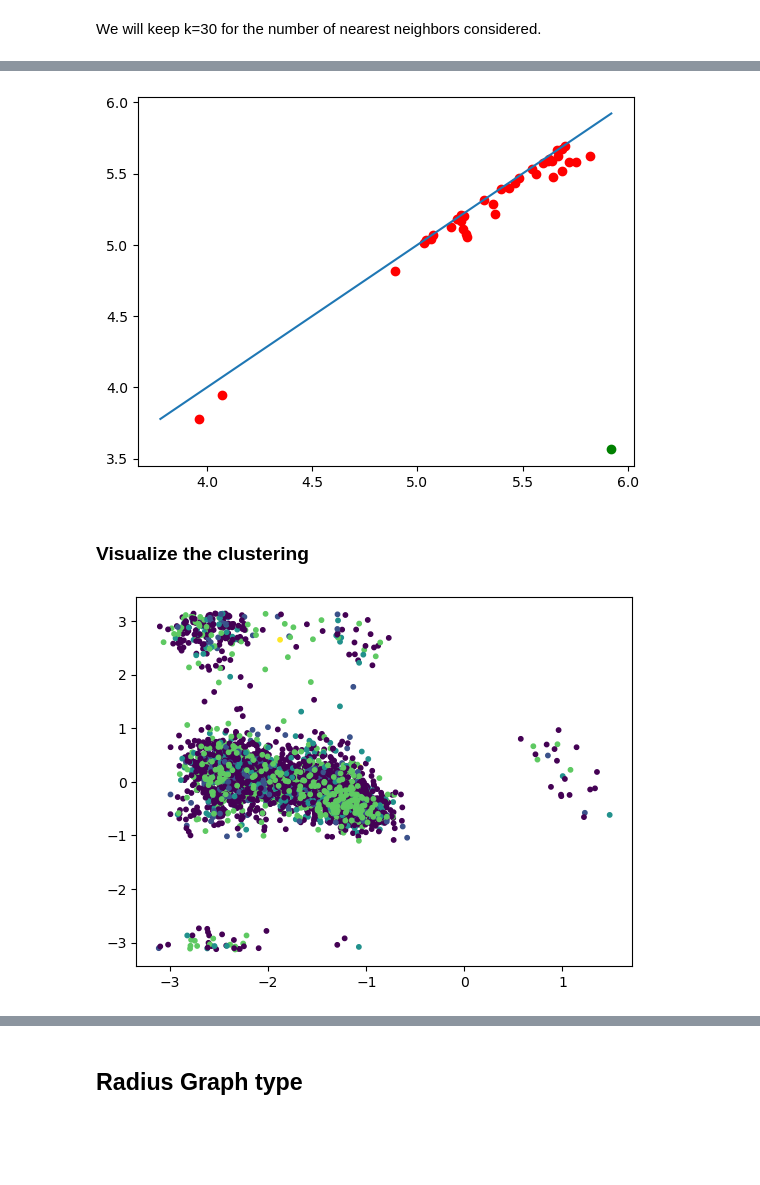
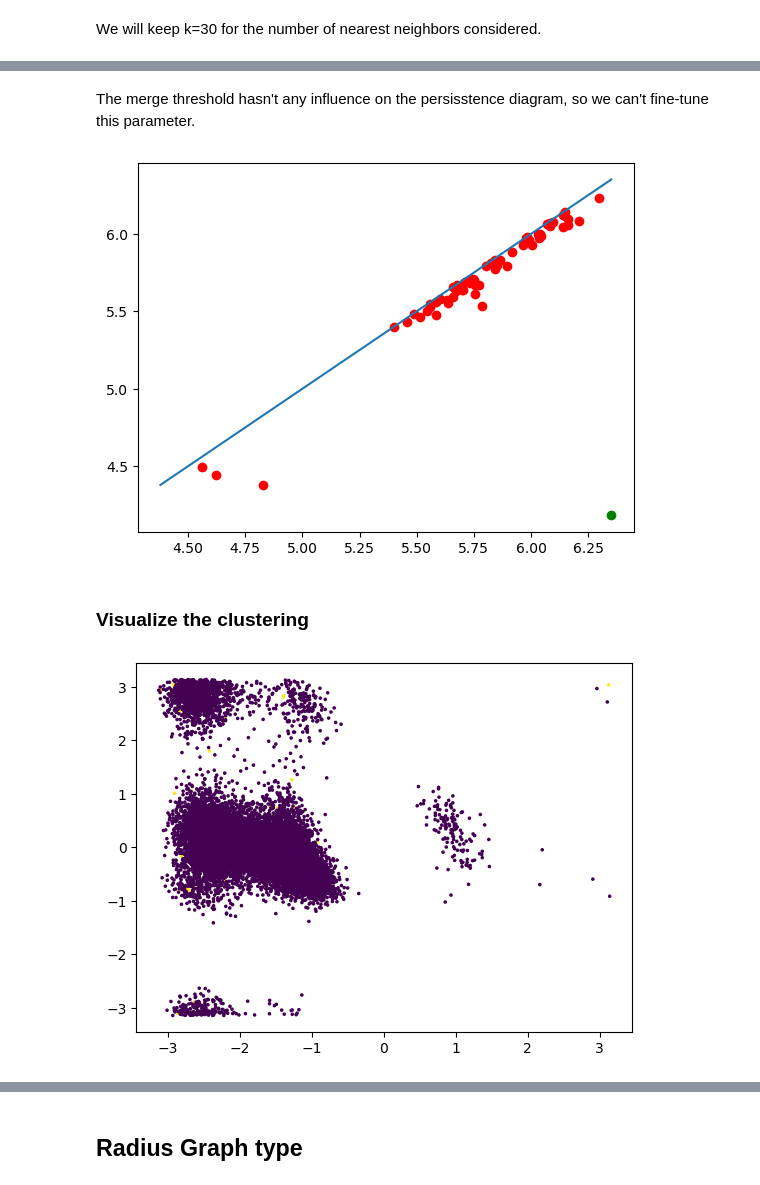
Before and after one commit to Anouar7768/GMDA-ToMATo, a Jupyter notebook: notebooks/GMDA_project.ipynb, the cells around one changed output, grey strips where cells are left out. Cells and saved outputs as stored; diff of their text form; code cells hidden in the pictures; blank space fills up the shorter version.

```diff
--- a/notebooks/GMDA_project.ipynb
+++ b/notebooks/GMDA_project.ipynb
@@ -36,7 +36,7 @@ conformations = get_conformations(aladip_implicit)
 # %%
 conform_sample = get_sample_conformation(conformations, 400)
 # %%
-dihedral_sample = get_dihedral_sample(dihedral, 400)
+dihedral_sample = get_dihedral_sample(dihedral, 70)
 # %%
 conform_sample[5][0]
 # %% [output]
@@ -59,4 +59,4 @@ RMSD_m_sample = compute_RMSD_matrix(conform_sample)
 #np.savetxt('../data/RMSD_sample_matrix.txt', RMSD_m_sample)
 # %%
 # Read the matrix from the text file if not computed
-RMSD_m_sample = np.loadtxt('../data/RMSD_sample_matrix.txt')
+RMSD_m_sample = np.loadtxt('../data/RMSD_sample_matrix_20000.txt')
@@ -125,0 +130,7 @@ We will keep k=30 for the number of nearest neighbors considered.
+# %%
+merge_thresholds = [0, 1, 5, 10, 30, 50, 100]
+for merge_threshold in merge_thresholds:
+    t = Tomato(density_type='logDTM', metric="precomputed", n_jobs=-1, k=30, merge_threshold_=merge_thresholds)
+    t.fit(RMSD_m_sample)
+    print(f"\n >>> Plot for {merge_threshold} as merge threhsold")
+    t.plot_diagram()
@@ -126,14 +152,16 @@ We will keep k=30 for the number of nearest neighbors considered.
+# %% [markdown]
+The merge threshold hasn't any influence on the persisstence diagram, so we can't fine-tune this parameter.
 # %%
-t = Tomato(density_type='logDTM', metric="precomputed", n_jobs=-1, k=30)
+t = Tomato(density_type='logDTM', metric="precomputed", n_jobs=-1, k=70)
 t.fit(RMSD_m_sample)
 t.plot_diagram()
 # %% [output]
-[figure, old version]
+[figure, new version]
 # %% [markdown]
 ### Visualize the clustering
 # %%
-t.n_clusters_=5
-plt.scatter(dihedral_sample[:,0],dihedral_sample[:,1],marker='o',s=10, c=t.labels_)
+t.n_clusters_ = 2
+plt.scatter(dihedral_sample[:,0],dihedral_sample[:,1],marker='.',s=10, c=t.labels_)
 plt.show()
 # %% [output]
-[figure, old version]
+[figure, new version]
```
Also changed, not shown: parts of 14 cells of this notebook.
